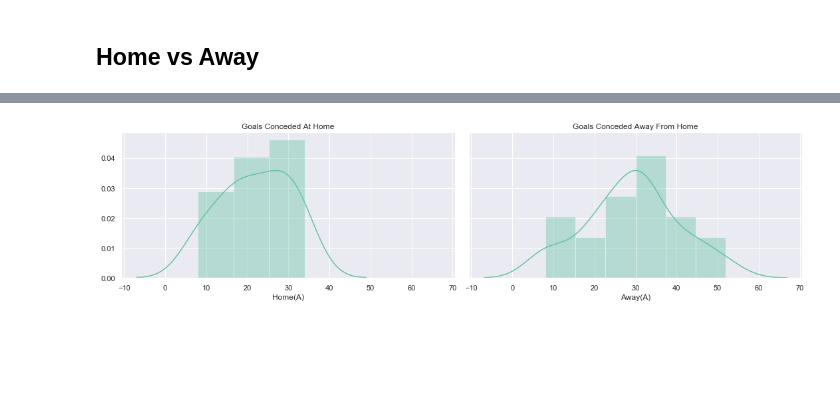
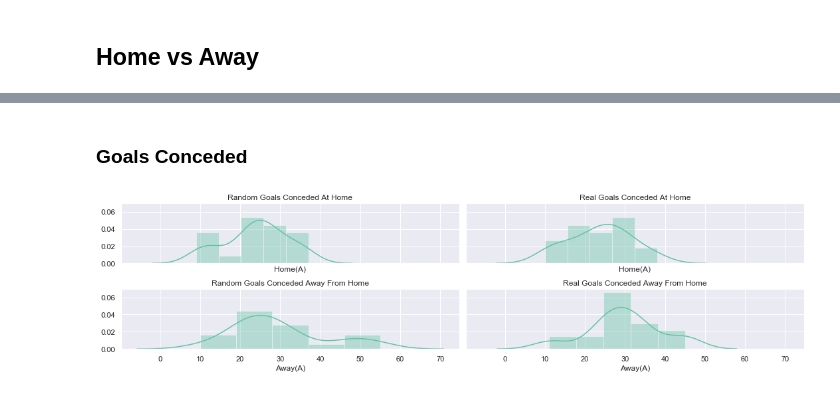
Before and after one commit to ANihill/fundamentalsProject, a Jupyter notebook: Project.ipynb, the cells around one changed output, grey strips where cells are left out. Saved outputs shown, nothing was run; the diff lists cells and outputs as text; code cells hidden in the pictures; blank space fills up the shorter version.

```diff
--- a/Project.ipynb
+++ b/Project.ipynb
@@ -1082,2 +1102,6 @@ sns.lmplot(x="Total(Dif)", y="Total(P)", data=total_new);
 # %% [markdown]
 ## Home vs Away
+# %%
+# ordered real world home and away tables by total points to compare with random tables
+home = home.sort_values(by = "Points(H)", ascending=False);
+away = away.sort_values(by = "Points(A)", ascending=False);
@@ -1099,15 +1176,25 @@ plt.tight_layout()
+# %% [markdown]
+### Goals Conceded
 # %%
 # set up matplotlib figure
-f, axes = plt.subplots(1, 2, figsize=(15, 4), sharex=True, sharey=True)
+f, axes = plt.subplots(2, 2, figsize=(15, 4), sharex=True, sharey=True)
 
-# distribution of goals conceded at home
-sns.distplot(home_new["Home(A)"], ax=axes[0])
-axes[0].set_title("Goals Conceded At Home");
+# distribution of randomly generated goals conceded at home
+sns.distplot(home_new["Home(A)"], ax=axes[0,0])
+axes[0,0].set_title("Random Goals Conceded At Home");
 
-# distibution of goals conceded away from home
-sns.distplot(away_new["Away(A)"], ax= axes[1])
-axes[1].set_title("Goals Conceded Away From Home");
+# distribution of real world goals conceded at home
+sns.distplot(home["Home(A)"], ax=axes[0,1])
+axes[0,1].set_title("Real Goals Conceded At Home");
+
+# distibution of randomly generated goals conceded away from home
+sns.distplot(away_new["Away(A)"], ax= axes[1,0])
+axes[1,0].set_title("Random Goals Conceded Away From Home");
+
+# distibution of real generated goals conceded away from home
+sns.distplot(away["Away(A)"], ax= axes[1,1])
+axes[1,1].set_title("Real Goals Conceded Away From Home");
 
 plt.tight_layout()
 # %% [output]
-[figure, old version]
+[figure, new version]
```
Also changed, not shown: parts of 53 cells of this notebook.
